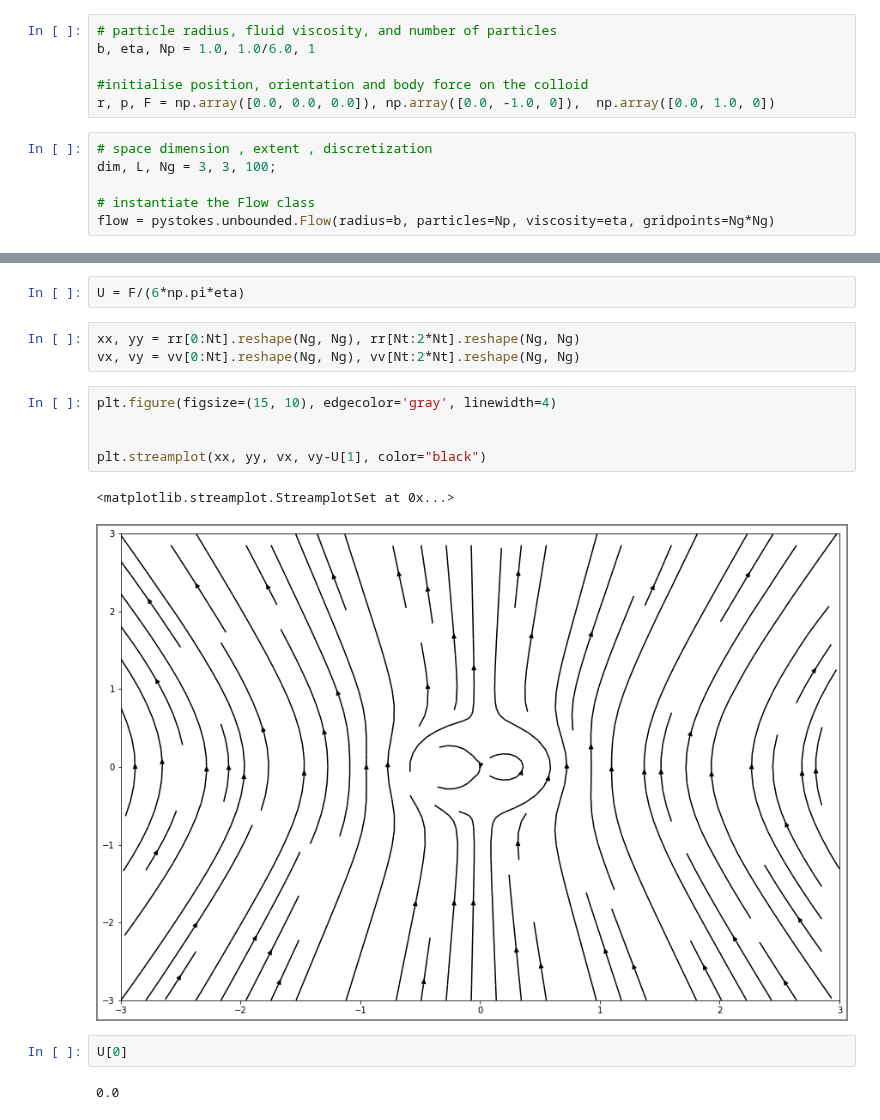
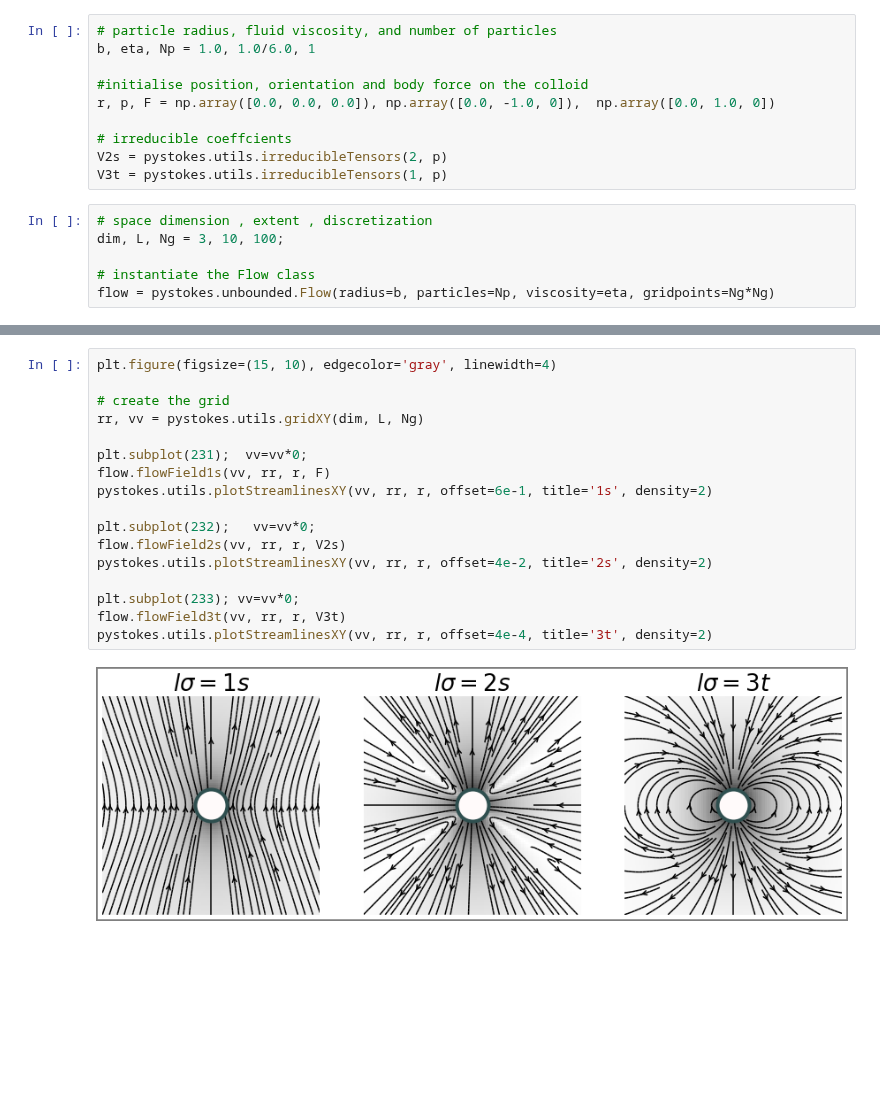
Before and after one commit to rajeshrinet/pystokes, a Jupyter notebook: examples/shortExamples/ex1-unboundedFlow.ipynb, the cells around one changed output, grey strips where cells are left out. Drawn from its saved outputs; the diff is of its cells as text; blank space fills up the shorter version.

```diff
--- a/examples/shortExamples/ex1-unboundedFlow.ipynb
+++ b/examples/shortExamples/ex1-unboundedFlow.ipynb
@@ -8,9 +8,13 @@ b, eta, Np = 1.0, 1.0/6.0, 1
 
 #initialise position, orientation and body force on the colloid
 r, p, F = np.array([0.0, 0.0, 0.0]), np.array([0.0, -1.0, 0]),  np.array([0.0, 1.0, 0])
+
+# irreducible coeffcients
+V2s = pystokes.utils.irreducibleTensors(2, p)
+V3t = pystokes.utils.irreducibleTensors(1, p)
 # %%
 # space dimension , extent , discretization
-dim, L, Ng = 3, 3, 100;
+dim, L, Ng = 3, 10, 100;
 
 # instantiate the Flow class
 flow = pystokes.unbounded.Flow(radius=b, particles=Np, viscosity=eta, gridpoints=Ng*Ng)
@@ -31,17 +21,19 @@ flow.flowField1s(vv, rr, r, F)
-# %%
-U = F/(6*np.pi*eta)
-# %%
-xx, yy = rr[0:Nt].reshape(Ng, Ng), rr[Nt:2*Nt].reshape(Ng, Ng)
-vx, vy = vv[0:Nt].reshape(Ng, Ng), vv[Nt:2*Nt].reshape(Ng, Ng)
-# %%
-plt.figure(figsize=(15, 10), edgecolor='gray', linewidth=4)
-
-
-plt.streamplot(xx, yy, vx, vy-U[1], color="black")
-# %% [output]
-<matplotlib.streamplot.StreamplotSet at 0x...>
-[figure, removed]
-# %%
-U[0]
-# %% [output]
-0.0
+# %%
+plt.figure(figsize=(15, 10), edgecolor='gray', linewidth=4)
+
+# create the grid
+rr, vv = pystokes.utils.gridXY(dim, L, Ng)
+
+plt.subplot(231);  vv=vv*0;
+flow.flowField1s(vv, rr, r, F)
+pystokes.utils.plotStreamlinesXY(vv, rr, r, offset=6e-1, title='1s', density=2)
+
+plt.subplot(232);   vv=vv*0;
+flow.flowField2s(vv, rr, r, V2s)
+pystokes.utils.plotStreamlinesXY(vv, rr, r, offset=4e-2, title='2s', density=2)
+
+plt.subplot(233); vv=vv*0;
+flow.flowField3t(vv, rr, r, V3t)
+pystokes.utils.plotStreamlinesXY(vv, rr, r, offset=4e-4, title='3t', density=2)
+# %% [output]
+[figure, added]
```
Also changed, not shown: parts of 2 cells of this notebook, 11 other files.
